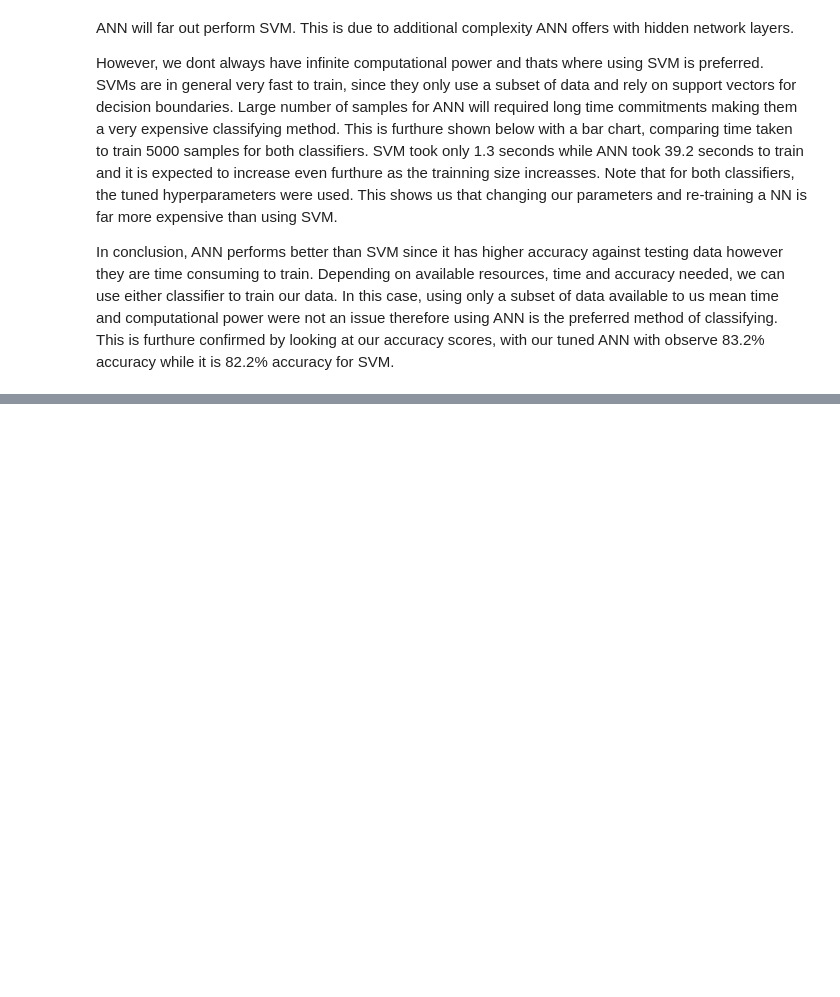
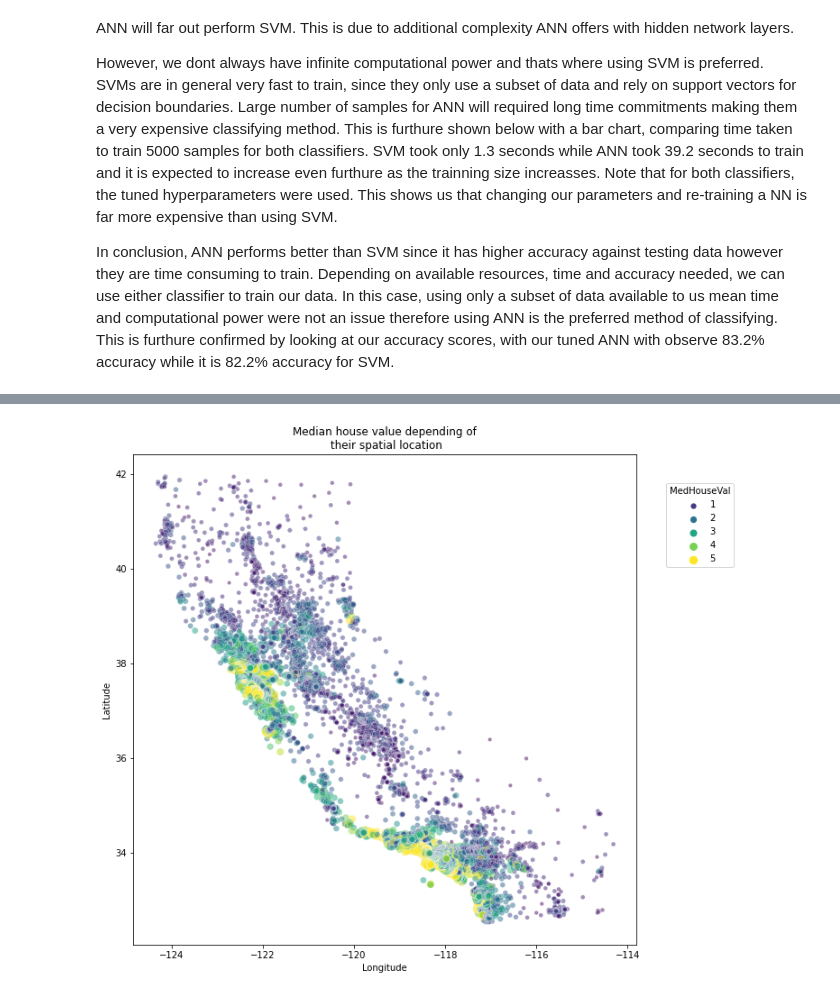
Before and after one commit to RadShiadeh/MLCW, a Jupyter notebook: cw.ipynb, the cells around one changed output, grey strips where cells are left out. Drawn from its saved outputs; the diff is of its cells as text; code cells hidden in the pictures; blank space fills up the shorter version.

```diff
--- a/cw.ipynb
+++ b/cw.ipynb
@@ -736,0 +636,11 @@ plt.show()
+# %%
+cali_house = fetch_california_housing(as_frame=True)
+x_cali, y_cali = fetch_california_housing(return_X_y=True)
+
+plt.figure(figsize=(10,10))
+sns.scatterplot(data=cali_house.frame, x="Longitude", y="Latitude", size="MedHouseVal", hue="MedHouseVal", palette="viridis", alpha=0.5)
+plt.legend(title="MedHouseVal", bbox_to_anchor=(1.05, 0.95), loc="upper left")
+
+_ = plt.title("Median house value depending of\n their spatial location")
+# %% [output]
+[figure, added]
```
Also changed, not shown: parts of 24 cells of this notebook.
